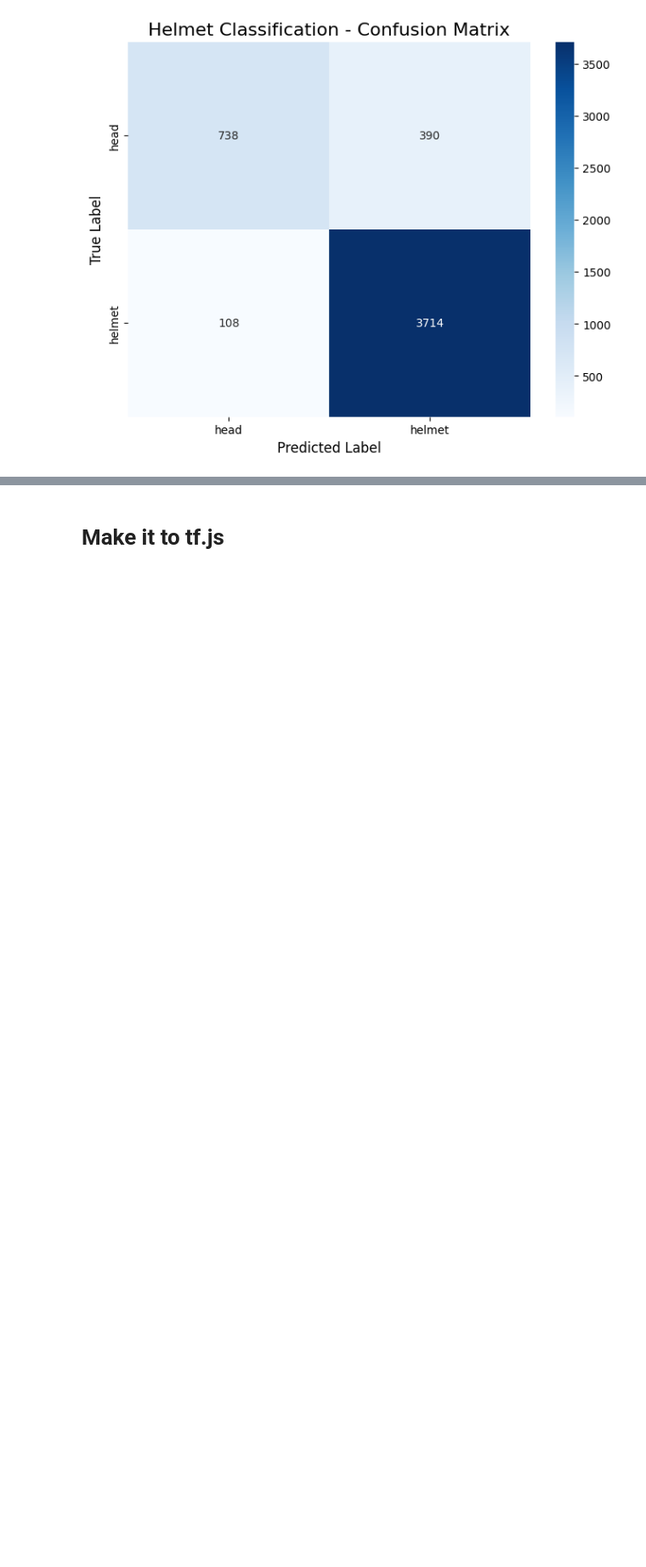
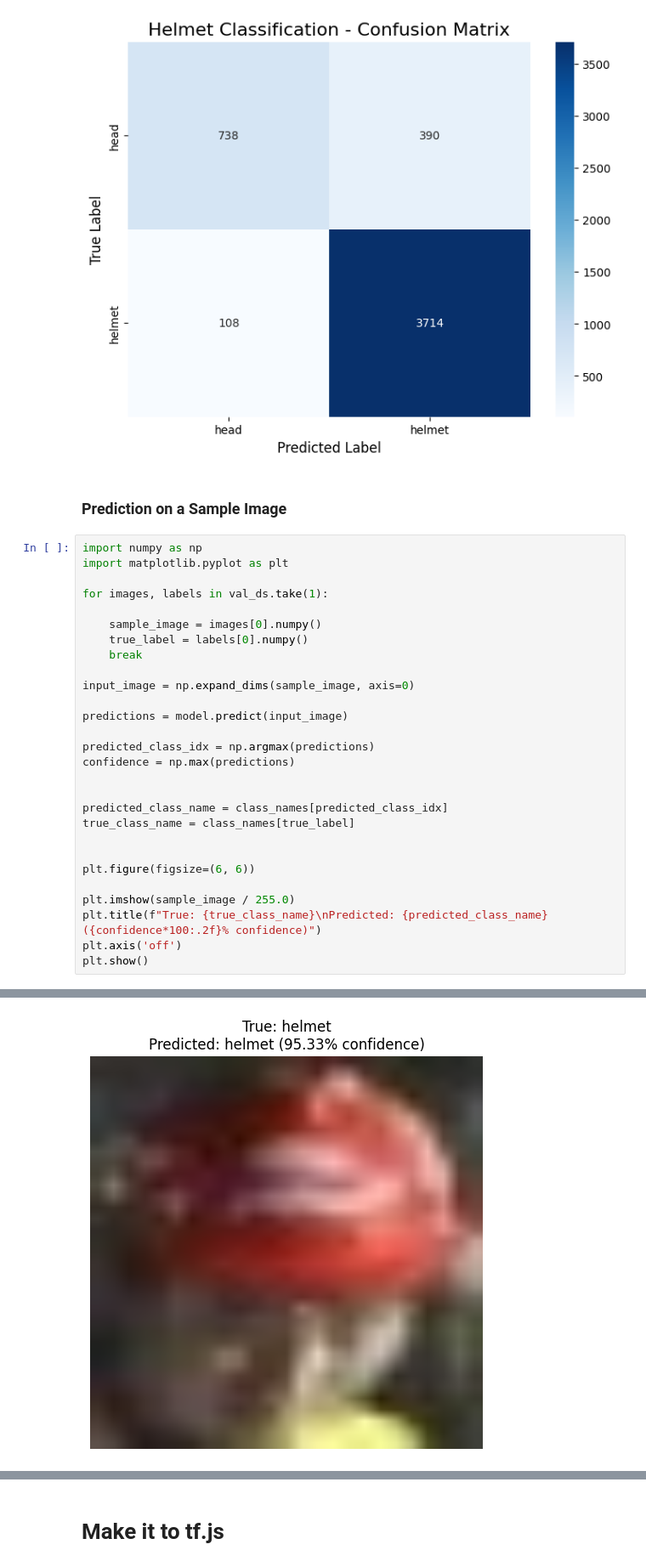
Before and after one commit to GeoNosX/Safety-Detection-Project, a Jupyter notebook: Safety Detection.ipynb, the cells around one changed output, grey strips where cells are left out. Shown at 85% size. Saved outputs shown, nothing was run; the diff lists cells and outputs as text; blank space fills up the shorter version.

```diff
--- a/Safety Detection.ipynb
+++ b/Safety Detection.ipynb
@@ -889,3 +890,34 @@ Extracting predictions from the validation set...
    macro avg       0.89      0.81      0.84      4950
 weighted avg       0.90      0.90      0.89      4950
 [figure]
+# %% [markdown]
+### Prediction on a Sample Image
+# %%
+import numpy as np
+import matplotlib.pyplot as plt
+
+for images, labels in val_ds.take(1):
+
+    sample_image = images[0].numpy()
+    true_label = labels[0].numpy()
+    break
+
+input_image = np.expand_dims(sample_image, axis=0)
+
+predictions = model.predict(input_image)
+
+predicted_class_idx = np.argmax(predictions)
+confidence = np.max(predictions)
+
+
+predicted_class_name = class_names[predicted_class_idx]
+true_class_name = class_names[true_label]
+
+
+plt.figure(figsize=(6, 6))
+
+plt.imshow(sample_image / 255.0)
+plt.title(f"True: {true_class_name}\nPredicted: {predicted_class_name} ({confidence*100:.2f}% confidence)")
+plt.axis('off')
+plt.show()
+# %% [output]
@@ -891,0 +925 @@ weighted avg       0.90      0.90      0.89      4950
+[figure, added]
```
Also changed, not shown: parts of 6 cells of this notebook.
